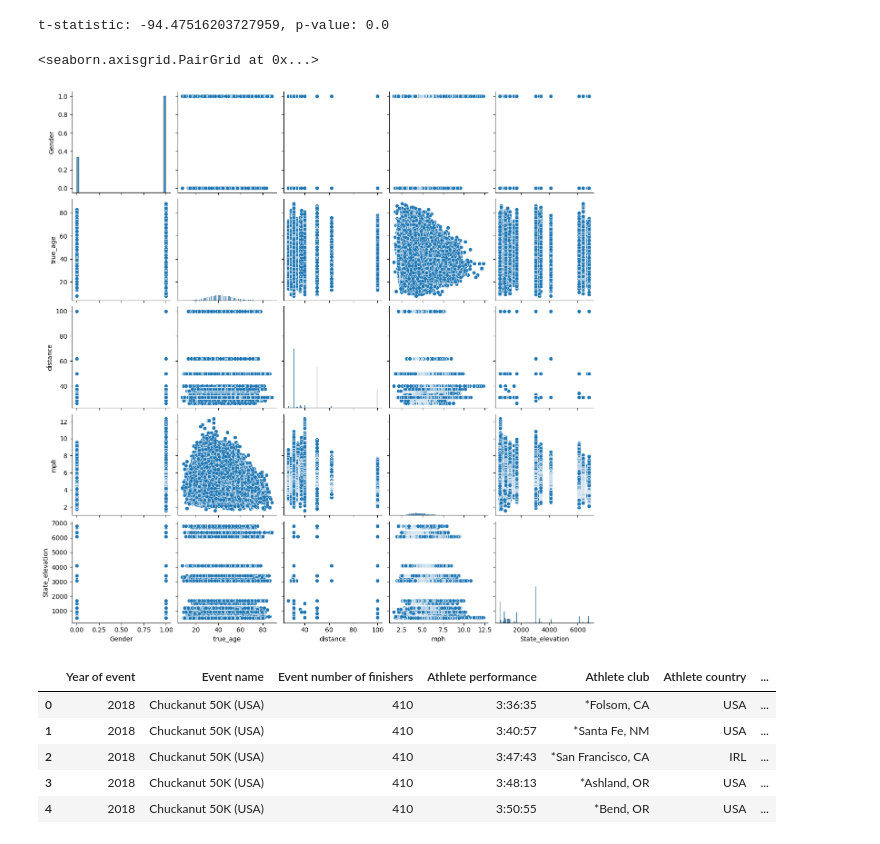
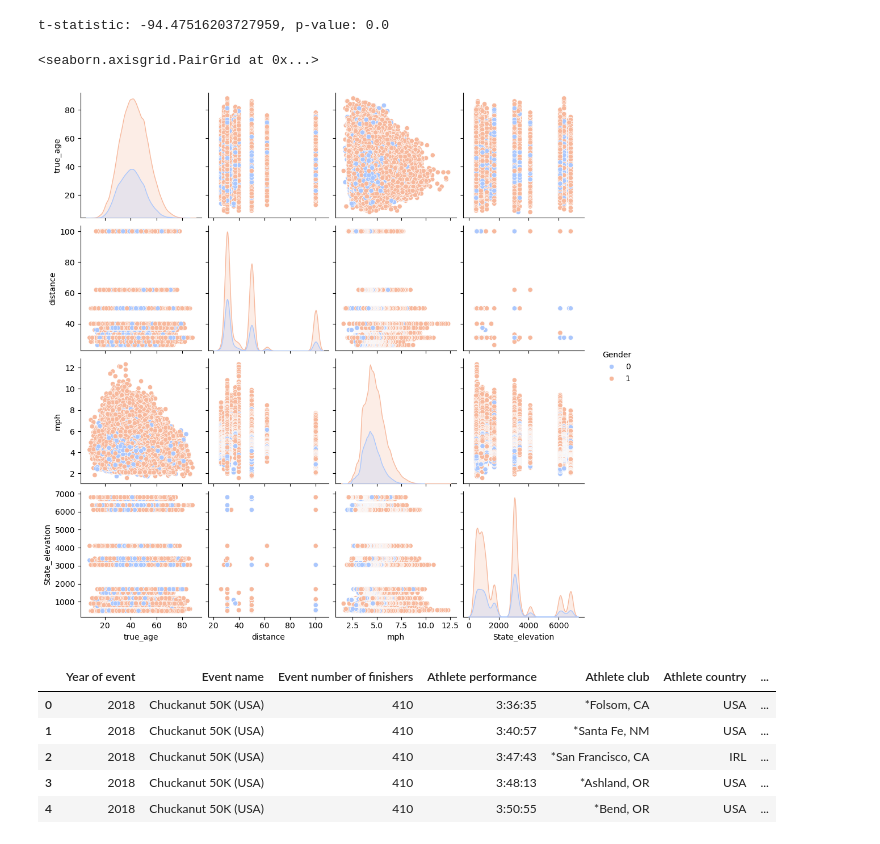
Before and after one commit to jdwelch88/Running_captstone, a Jupyter notebook: Notebooks/all_100_running_hypothesis.ipynb, the cells around one changed output. Drawn from its saved outputs; the diff is of its cells as text; code cells hidden in the pictures.

Commit message:
added pair plot

```diff
--- a/Notebooks/all_100_running_hypothesis.ipynb
+++ b/Notebooks/all_100_running_hypothesis.ipynb
@@ -50,10 +50,10 @@ t-statistic: -94.47516203727959, p-value: 0.0
 # %%
 featured_data = all_um_data[['Gender', 'true_age', 'distance','mph', 'State_elevation']]
 # %%
-sns.pairplot(featured_data)
+sns.pairplot(featured_data, hue='Gender', palette='coolwarm')
 # %% [output]
 <seaborn.axisgrid.PairGrid at 0x...>
-[figure, old version]
+[figure, new version]
 # %%
 all_um_data.head()
 # %% [output]
```
Also changed, not shown: 2 other files.
